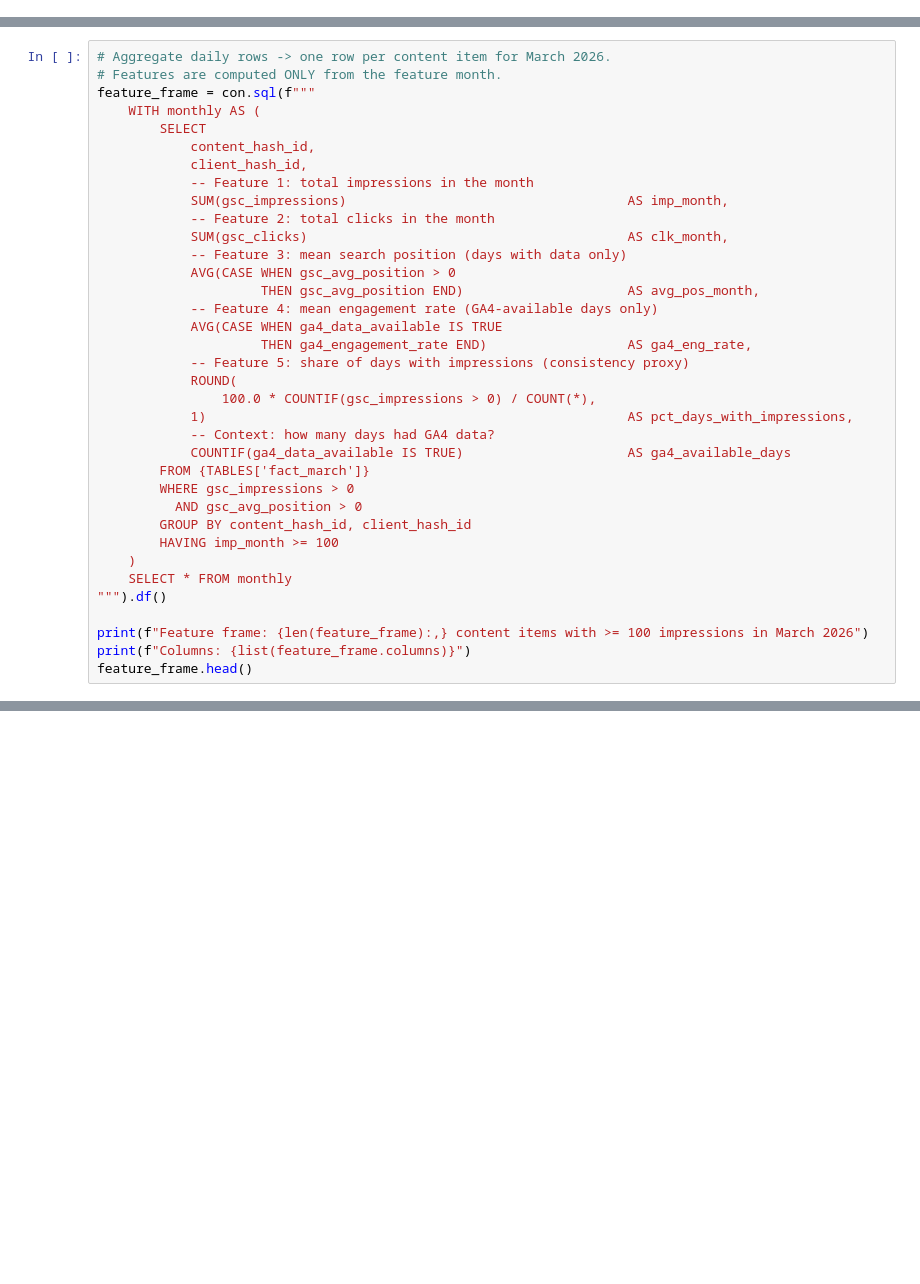
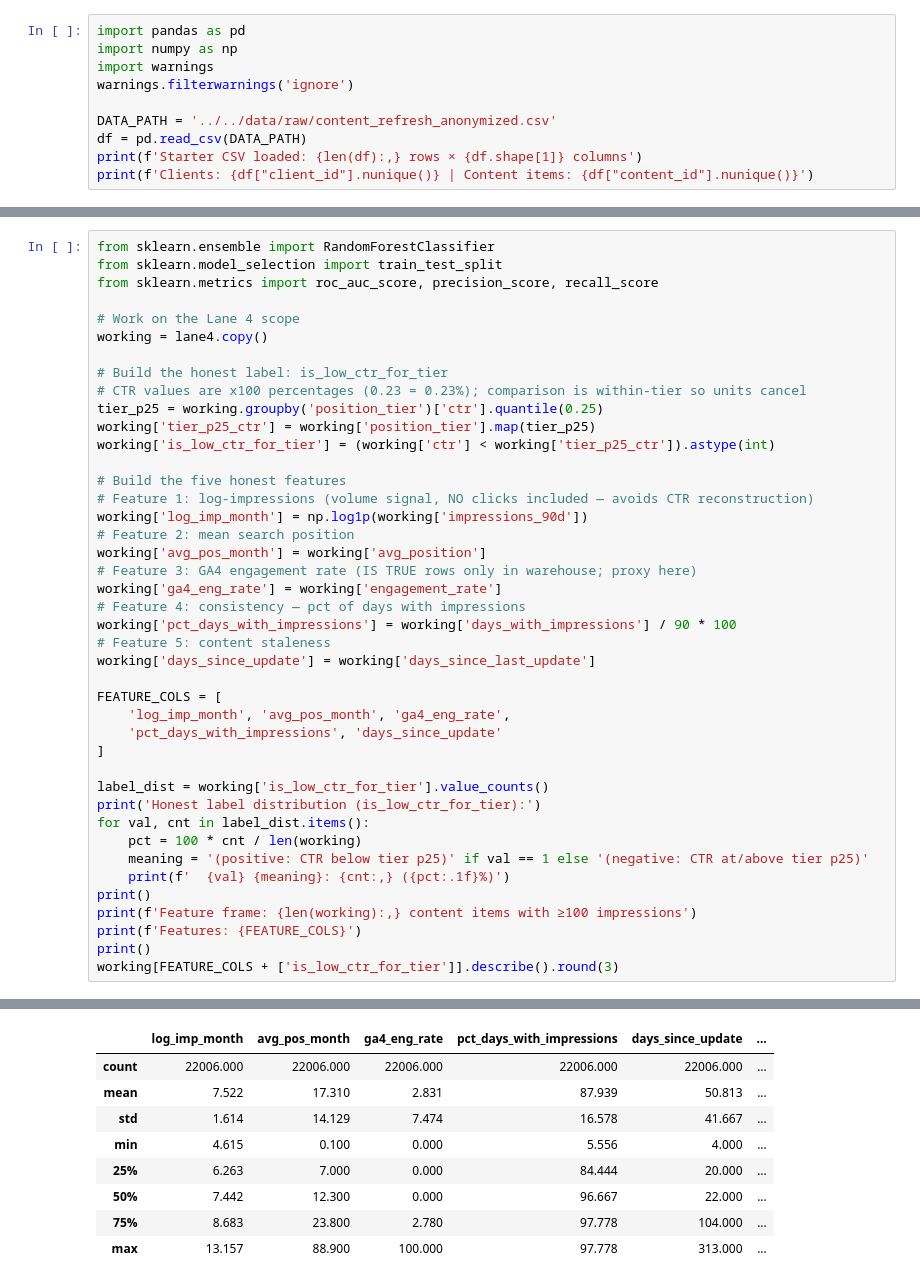
Before and after one commit to JanaMoustafa/FlyRank-ML, a Jupyter notebook: work/notebooks/w03_data_contract.ipynb, the cells around one changed output, grey strips where cells are left out. Saved outputs shown, nothing was run; the diff lists cells and outputs as text; blank space fills up the shorter version.

```diff
--- a/work/notebooks/w03_data_contract.ipynb
+++ b/work/notebooks/w03_data_contract.ipynb
@@ -53,0 +17,10 @@ for name in TABLES:
+# %%
+import pandas as pd
+import numpy as np
+import warnings
+warnings.filterwarnings('ignore')
+
+DATA_PATH = '../../data/raw/content_refresh_anonymized.csv'
+df = pd.read_csv(DATA_PATH)
+print(f'Starter CSV loaded: {len(df):,} rows × {df.shape[1]} columns')
+print(f'Clients: {df["client_id"].nunique()} | Content items: {df["content_id"].nunique()}')
@@ -240,36 +267,43 @@ print(f"   The remaining {100-ga4_pct:.1f}% are GSC-only rows -- "
 # %%
-# Aggregate daily rows -> one row per content item for March 2026.
-# Features are computed ONLY from the feature month.
-feature_frame = con.sql(f"""
-    WITH monthly AS (
-        SELECT
-            content_hash_id,
-            client_hash_id,
-            -- Feature 1: total impressions in the month
-            SUM(gsc_impressions)                                    AS imp_month,
-            -- Feature 2: total clicks in the month
-            SUM(gsc_clicks)                                         AS clk_month,
-            -- Feature 3: mean search position (days with data only)
-            AVG(CASE WHEN gsc_avg_position > 0
-                     THEN gsc_avg_position END)                     AS avg_pos_month,
-            -- Feature 4: mean engagement rate (GA4-available days only)
-            AVG(CASE WHEN ga4_data_available IS TRUE
-                     THEN ga4_engagement_rate END)                  AS ga4_eng_rate,
-            -- Feature 5: share of days with impressions (consistency proxy)
-            ROUND(
-                100.0 * COUNTIF(gsc_impressions > 0) / COUNT(*),
-            1)                                                      AS pct_days_with_impressions,
-            -- Context: how many days had GA4 data?
-            COUNTIF(ga4_data_available IS TRUE)                     AS ga4_available_days
-        FROM {TABLES['fact_march']}
-        WHERE gsc_impressions > 0
-          AND gsc_avg_position > 0
-        GROUP BY content_hash_id, client_hash_id
-        HAVING imp_month >= 100
-    )
-    SELECT * FROM monthly
-""").df()
+from sklearn.ensemble import RandomForestClassifier
+from sklearn.model_selection import train_test_split
+from sklearn.metrics import roc_auc_score, precision_score, recall_score
 
-print(f"Feature frame: {len(feature_frame):,} content items with >= 100 impressions in March 2026")
-print(f"Columns: {list(feature_frame.columns)}")
-feature_frame.head()
+# Work on the Lane 4 scope
+working = lane4.copy()
+
+# Build the honest label: is_low_ctr_for_tier
+# CTR values are x100 percentages (0.23 = 0.23%); comparison is within-tier so units cancel
+tier_p25 = working.groupby('position_tier')['ctr'].quantile(0.25)
+working['tier_p25_ctr'] = working['position_tier'].map(tier_p25)
+working['is_low_ctr_for_tier'] = (working['ctr'] < working['tier_p25_ctr']).astype(int)
+
+# Build the five honest features
+# Feature 1: log-impressions (volume signal, NO clicks included — avoids CTR reconstruction)
+working['log_imp_month'] = np.log1p(working['impressions_90d'])
+# Feature 2: mean search position
+working['avg_pos_month'] = working['avg_position']
+# Feature 3: GA4 engagement rate (IS TRUE rows only in warehouse; proxy here)
+working['ga4_eng_rate'] = working['engagement_rate']
+# Feature 4: consistency — pct of days with impressions
+working['pct_days_with_impressions'] = working['days_with_impressions'] / 90 * 100
+# Feature 5: content staleness
+working['days_since_update'] = working['days_since_last_update']
+
+FEATURE_COLS = [
+    'log_imp_month', 'avg_pos_month', 'ga4_eng_rate',
+    'pct_days_with_impressions', 'days_since_update'
+]
+
+label_dist = working['is_low_ctr_for_tier'].value_counts()
+print('Honest label distribution (is_low_ctr_for_tier):')
+for val, cnt in label_dist.items():
+    pct = 100 * cnt / len(working)
+    meaning = '(positive: CTR below tier p25)' if val == 1 else '(negative: CTR at/above tier p25)'
+    print(f'  {val} {meaning}: {cnt:,} ({pct:.1f}%)')
+print()
+print(f'Feature frame: {len(working):,} content items with ≥100 impressions')
+print(f'Features: {FEATURE_COLS}')
+print()
+working[FEATURE_COLS + ['is_low_ctr_for_tier']].describe().round(3)
+# %% [output]
@@ -276 +316,10 @@ feature_frame.head()
+|  | log_imp_month | avg_pos_month | ga4_eng_rate | pct_days_with_impressions | days_since_update | ... |
+| count | 22006.000 | 22006.000 | 22006.000 | 22006.000 | 22006.000 | ... |
+| mean | 7.522 | 17.310 | 2.831 | 87.939 | 50.813 | ... |
+| std | 1.614 | 14.129 | 7.474 | 16.578 | 41.667 | ... |
+| min | 4.615 | 0.100 | 0.000 | 5.556 | 4.000 | ... |
+| 25% | 6.263 | 7.000 | 0.000 | 84.444 | 20.000 | ... |
+| 50% | 7.442 | 12.300 | 0.000 | 96.667 | 22.000 | ... |
+| 75% | 8.683 | 23.800 | 2.780 | 97.778 | 104.000 | ... |
+| max | 13.157 | 88.900 | 100.000 | 97.778 | 313.000 | ... |
 # %% [markdown]
```
Also changed, not shown: parts of 26 cells of this notebook.
